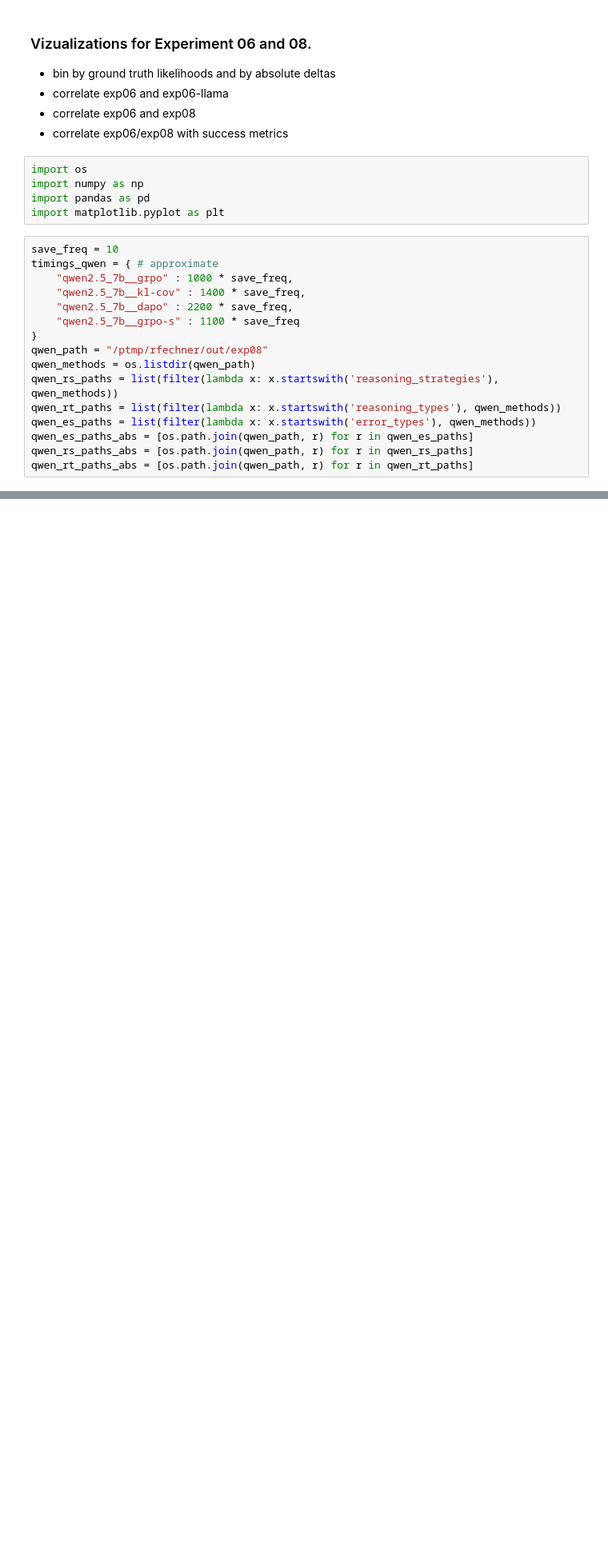
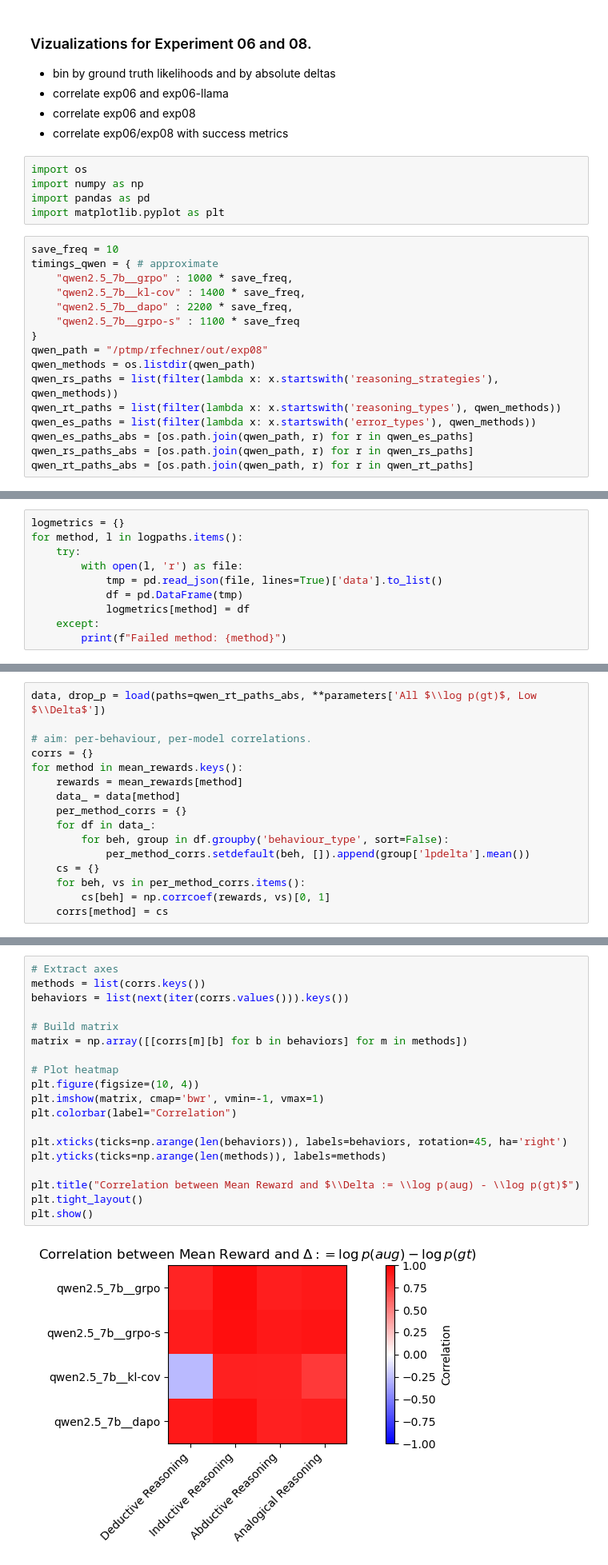
Before and after one commit to rfechner/verl, a Jupyter notebook: workspace/plots/exp06_08_viz.ipynb, the cells around one changed output, grey strips where cells are left out. Shown at 80% size. Cells and saved outputs as stored; diff of their text form; blank space fills up the shorter version.

```diff
--- a/workspace/plots/exp06_08_viz.ipynb
+++ b/workspace/plots/exp06_08_viz.ipynb
@@ -201,0 +173,10 @@ plot2(data, behaviour_types=behaviour_types, time_per_step_s=timings_qwen)
+# %%
+logmetrics = {}
+for method, l in logpaths.items():
+    try:
+        with open(l, 'r') as file:
+            tmp = pd.read_json(file, lines=True)['data'].to_list()
+            df = pd.DataFrame(tmp)
+            logmetrics[method] = df
+    except:
+        print(f"Failed method: {method}")
@@ -201,0 +209,16 @@ plot2(data, behaviour_types=behaviour_types, time_per_step_s=timings_qwen)
+# %%
+data, drop_p = load(paths=qwen_rt_paths_abs, **parameters['All $\\log p(gt)$, Low $\\Delta$'])
+
+# aim: per-behaviour, per-model correlations.
+corrs = {}
+for method in mean_rewards.keys():
+    rewards = mean_rewards[method]
+    data_ = data[method]
+    per_method_corrs = {}
+    for df in data_:
+        for beh, group in df.groupby('behaviour_type', sort=False):
+            per_method_corrs.setdefault(beh, []).append(group['lpdelta'].mean())
+    cs = {}
+    for beh, vs in per_method_corrs.items():
+        cs[beh] = np.corrcoef(rewards, vs)[0, 1]
+    corrs[method] = cs
@@ -201,0 +230,21 @@ plot2(data, behaviour_types=behaviour_types, time_per_step_s=timings_qwen)
+# %%
+# Extract axes
+methods = list(corrs.keys())
+behaviors = list(next(iter(corrs.values())).keys())
+
+# Build matrix
+matrix = np.array([[corrs[m][b] for b in behaviors] for m in methods])
+
+# Plot heatmap
+plt.figure(figsize=(10, 4))
+plt.imshow(matrix, cmap='bwr', vmin=-1, vmax=1)
+plt.colorbar(label="Correlation")
+
+plt.xticks(ticks=np.arange(len(behaviors)), labels=behaviors, rotation=45, ha='right')
+plt.yticks(ticks=np.arange(len(methods)), labels=methods)
+
+plt.title("Correlation between Mean Reward and $\\Delta := \\log p(aug) - \\log p(gt)$")
+plt.tight_layout()
+plt.show()
+# %% [output]
+[figure, added]
```
Also changed, not shown: parts of 12 cells of this notebook, 25 other files.
